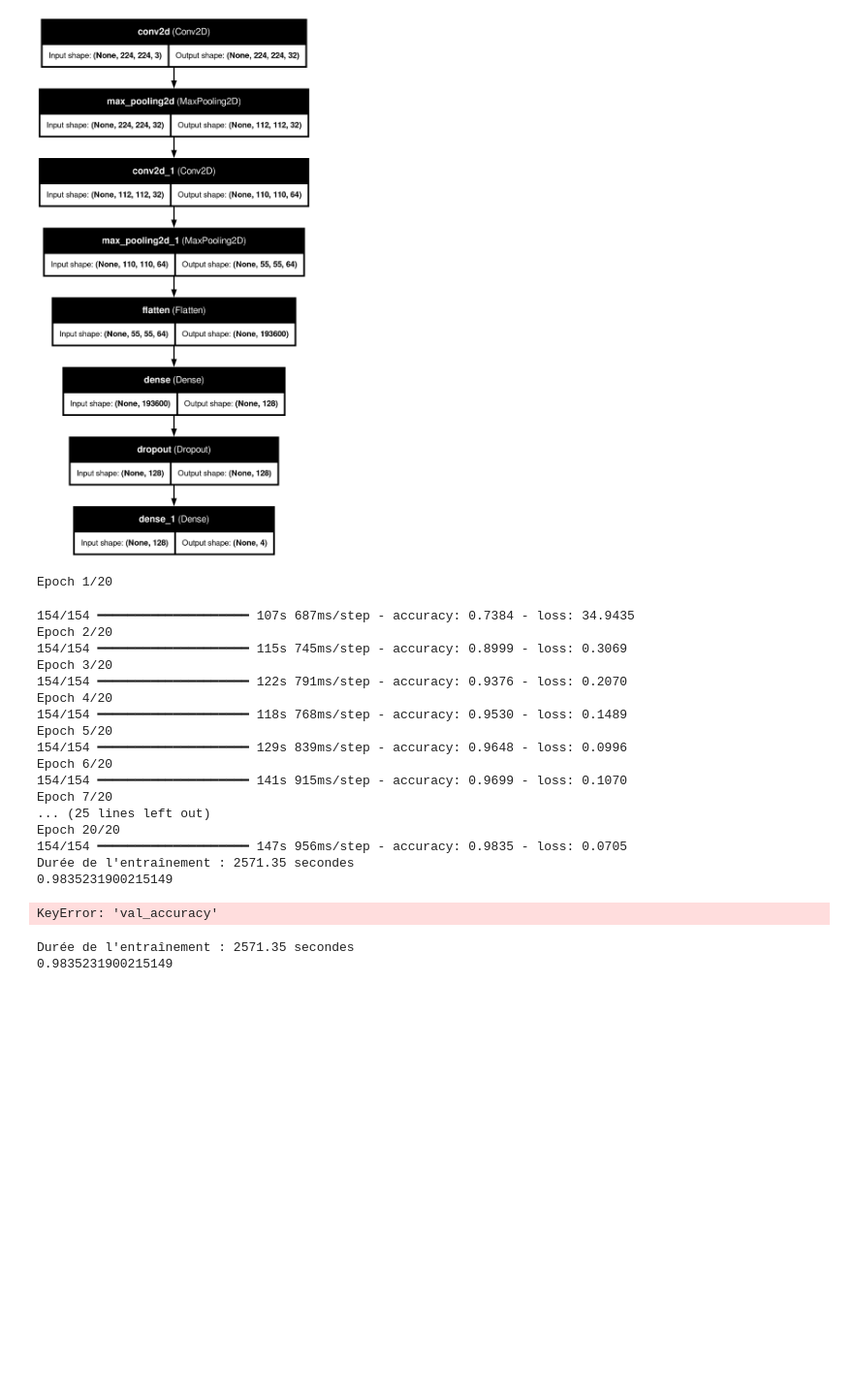
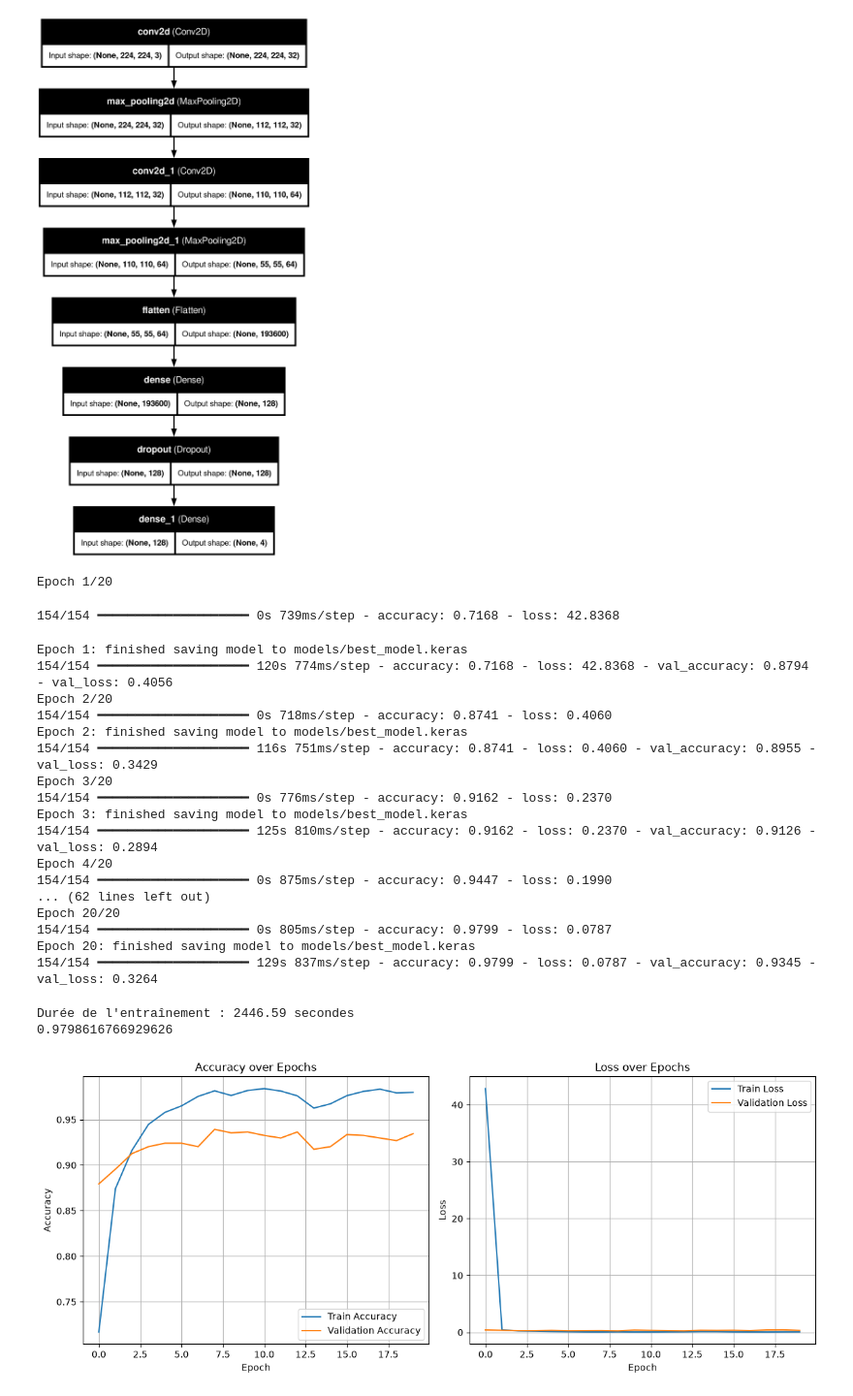
Before and after one commit to reda-guemry/BrainScan, a Jupyter notebook: notebooks/01_data_loading.ipynb, the cells around one changed output. Shown at 97% size. Cells and saved outputs as stored; diff of their text form; code cells hidden in the pictures; blank space fills up the shorter version.

Commit message:
Add best model Keras file for improved performance

```diff
--- a/notebooks/01_data_loading.ipynb
+++ b/notebooks/01_data_loading.ipynb
@@ -182,7 +182,7 @@ external/xla/xla/stream_executor/cuda/cuda_status.cc:50
 model.compile(
     loss='sparse_categorical_crossentropy',
     optimizer=Adam(learning_rate=LEARNING_RATE),
-    metrics=['recall', 'precision', 'accuracy']
+    metrics=['accuracy']
 )
 # %%
 model.summary()
@@ -235,40 +235,53 @@ end_time = time.time()
 training_duration = end_time - start_time
 # %% [output]
 Epoch 1/20
-154/154 ━━━━━━━━━━━━━━━━━━━━ 107s 687ms/step - accuracy: 0.7384 - loss: 34.9435
-Epoch 2/20
-154/154 ━━━━━━━━━━━━━━━━━━━━ 115s 745ms/step - accuracy: 0.8999 - loss: 0.3069
-Epoch 3/20
-154/154 ━━━━━━━━━━━━━━━━━━━━ 122s 791ms/step - accuracy: 0.9376 - loss: 0.2070
-Epoch 4/20
-154/154 ━━━━━━━━━━━━━━━━━━━━ 118s 768ms/step - accuracy: 0.9530 - loss: 0.1489
-Epoch 5/20
-154/154 ━━━━━━━━━━━━━━━━━━━━ 129s 839ms/step - accuracy: 0.9648 - loss: 0.0996
-Epoch 6/20
-154/154 ━━━━━━━━━━━━━━━━━━━━ 141s 915ms/step - accuracy: 0.9699 - loss: 0.1070
-Epoch 7/20
-... (25 lines left out)
-Epoch 20/20
-154/154 ━━━━━━━━━━━━━━━━━━━━ 147s 956ms/step - accuracy: 0.9835 - loss: 0.0705
-Durée de l'entraînement : 2571.35 secondes
-0.9835231900215149
+154/154 ━━━━━━━━━━━━━━━━━━━━ 0s 739ms/step - accuracy: 0.7168 - loss: 42.8368
-KeyError: 'val_accuracy'
+Epoch 1: finished saving model to models/best_model.keras
+154/154 ━━━━━━━━━━━━━━━━━━━━ 120s 774ms/step - accuracy: 0.7168 - loss: 42.8368 - val_accuracy: 0.8794 - val_loss: 0.4056
+Epoch 2/20
+154/154 ━━━━━━━━━━━━━━━━━━━━ 0s 718ms/step - accuracy: 0.8741 - loss: 0.4060
+Epoch 2: finished saving model to models/best_model.keras
+154/154 ━━━━━━━━━━━━━━━━━━━━ 116s 751ms/step - accuracy: 0.8741 - loss: 0.4060 - val_accuracy: 0.8955 - val_loss: 0.3429
+Epoch 3/20
+154/154 ━━━━━━━━━━━━━━━━━━━━ 0s 776ms/step - accuracy: 0.9162 - loss: 0.2370
+Epoch 3: finished saving model to models/best_model.keras
+154/154 ━━━━━━━━━━━━━━━━━━━━ 125s 810ms/step - accuracy: 0.9162 - loss: 0.2370 - val_accuracy: 0.9126 - val_loss: 0.2894
+Epoch 4/20
+154/154 ━━━━━━━━━━━━━━━━━━━━ 0s 875ms/step - accuracy: 0.9447 - loss: 0.1990
+... (62 lines left out)
+Epoch 20/20
+154/154 ━━━━━━━━━━━━━━━━━━━━ 0s 805ms/step - accuracy: 0.9799 - loss: 0.0787
+Epoch 20: finished saving model to models/best_model.keras
+154/154 ━━━━━━━━━━━━━━━━━━━━ 129s 837ms/step - accuracy: 0.9799 - loss: 0.0787 - val_accuracy: 0.9345 - val_loss: 0.3264
 # %%
 print(f"Durée de l'entraînement : {training_duration:.2f} secondes")
 print( history.history["accuracy"][-1])
 # %% [output]
-Durée de l'entraînement : 2571.35 secondes
-0.9835231900215149
+Durée de l'entraînement : 2446.59 secondes
+0.9798616766929626
 # %%
 fig , axes = plt.subplots(1, 2, figsize=(12, 5))
 
+# Accuracy
+axes[0].plot(history.history['accuracy'], label='Train Accuracy')
+axes[0].plot(history.history['val_accuracy'], label='Validation Accuracy')
+axes[0].set_title('Accuracy over Epochs')
+axes[0].set_xlabel('Epoch')
+axes[0].set_ylabel('Accuracy')
+axes[0].legend()
+axes[0].grid(True)
 
-sns.lineplot(x=history.history['recall'], ax=axes[0], label='Train Recall')
-sns.lineplot(x=history.history['val_recall'], ax=axes[0], label='Validation Recall')
-axes[0].set_title('Recall over Epochs')
-sns.lineplot(x=history.history['loss'], ax=axes[1], label='Train Loss')
-sns.lineplot(x=history.history['val_loss'], ax=axes[1], label='Validation Loss')
+# Loss
+axes[1].plot(history.history['loss'], label='Train Loss')
+axes[1].plot(history.history['val_loss'], label='Validation Loss')
 axes[1].set_title('Loss over Epochs')
+axes[1].set_xlabel('Epoch')
+axes[1].set_ylabel('Loss')
+axes[1].legend()
+axes[1].grid(True)
 
 plt.tight_layout()
+plt.show()
+# %% [output]
+[figure, added]
 # %%
```
Also changed, not shown: parts of 5 cells of this notebook.
